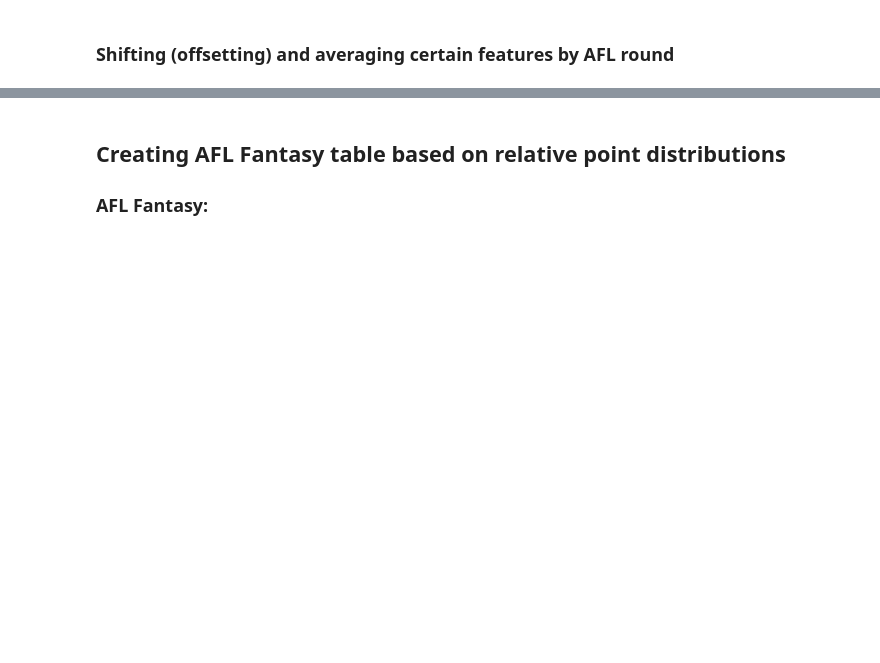
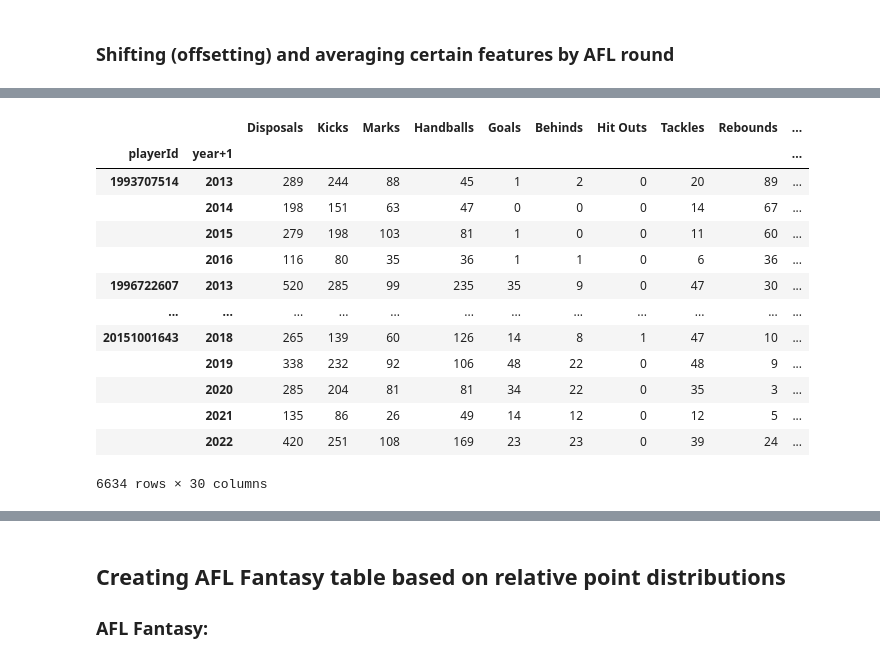
Before and after one commit to AaronLiftig/PredictAFL, a Jupyter notebook: AFL Analysis Data Cleaning.ipynb, the cells around one changed output, grey strips where cells are left out. Cells and saved outputs as stored; diff of their text form; code cells hidden in the pictures; blank space fills up the shorter version.

```diff
--- a/AFL Analysis Data Cleaning.ipynb
+++ b/AFL Analysis Data Cleaning.ipynb
@@ -396,0 +523,4 @@ def current_year_running_sums(dataframe):
+# %%
+cumulative_df = current_year_cumulative_function(df, average_and_sum_columns, year_list)
+df_final = pd.concat((df_final, cumulative_df), axis=1)
+cumulative_df
@@ -397,3 +542,7 @@ def current_year_running_sums(dataframe):
 # %%
-def previous_year_sums(dataframe):
-    pass
+def previous_year_cumulative_function(dataframe, column_list, year_list):
+    df = dataframe.reset_index(['year', 'round'])
+    df = df.set_index(['playerId', 'year+1'])
+    df_sum = df.groupby(['playerId', 'year+1'])[average_and_sum_columns].sum()
+    df_mean = df.groupby(['playerId', 'year+1'])[average_and_sum_columns].mean()
+    return df_sum, df_mean
@@ -405,0 +549,23 @@ df.groupby(['playerId'])['Disposals'].shift(-1)
+# %%
+df_sum, df_mean = previous_year_cumulative_function(df, average_and_sum_columns, year_list)
+# %%
+df_final = df_final.reset_index(['year', 'round'])
+# %%
+df_final = df_final.merge(df_sum, how='left', left_on=['playerId', 'year'],
+                           right_on=['playerId', 'year+1'], suffixes=('', '_prevous_year_sum'))
+df_sum
+# %% [output]
+|  |  | Disposals | Kicks | Marks | Handballs | Goals | Behinds | Hit Outs | Tackles | Rebounds | ... |
+| playerId | year+1 |  |  |  |  |  |  |  |  |  | ... |
+| 1993707514 | 2013 | 289 | 244 | 88 | 45 | 1 | 2 | 0 | 20 | 89 | ... |
+|  | 2014 | 198 | 151 | 63 | 47 | 0 | 0 | 0 | 14 | 67 | ... |
+|  | 2015 | 279 | 198 | 103 | 81 | 1 | 0 | 0 | 11 | 60 | ... |
+|  | 2016 | 116 | 80 | 35 | 36 | 1 | 1 | 0 | 6 | 36 | ... |
+| 1996722607 | 2013 | 520 | 285 | 99 | 235 | 35 | 9 | 0 | 47 | 30 | ... |
+| ... | ... | ... | ... | ... | ... | ... | ... | ... | ... | ... | ... |
+| 20151001643 | 2018 | 265 | 139 | 60 | 126 | 14 | 8 | 1 | 47 | 10 | ... |
+|  | 2019 | 338 | 232 | 92 | 106 | 48 | 22 | 0 | 48 | 9 | ... |
+|  | 2020 | 285 | 204 | 81 | 81 | 34 | 22 | 0 | 35 | 3 | ... |
+|  | 2021 | 135 | 86 | 26 | 49 | 14 | 12 | 0 | 12 | 5 | ... |
+|  | 2022 | 420 | 251 | 108 | 169 | 23 | 23 | 0 | 39 | 24 | ... |
+6634 rows × 30 columns
```
Also changed, not shown: parts of 44 cells of this notebook.
